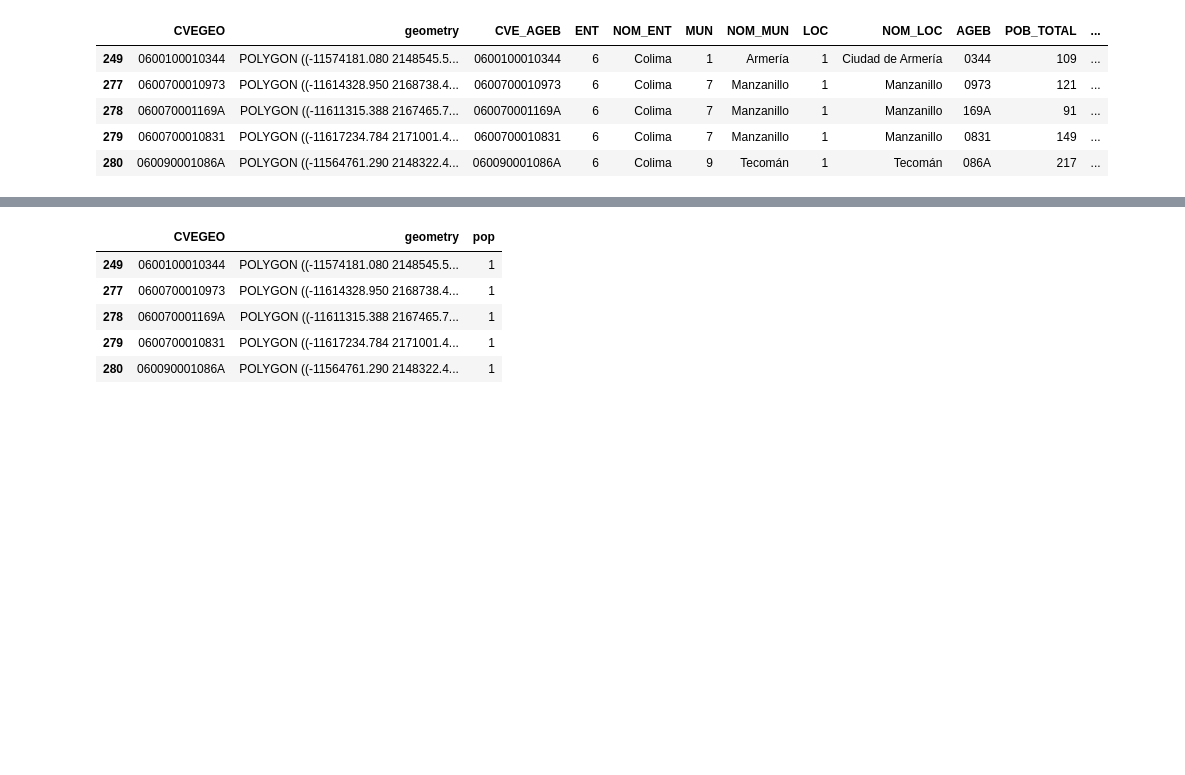
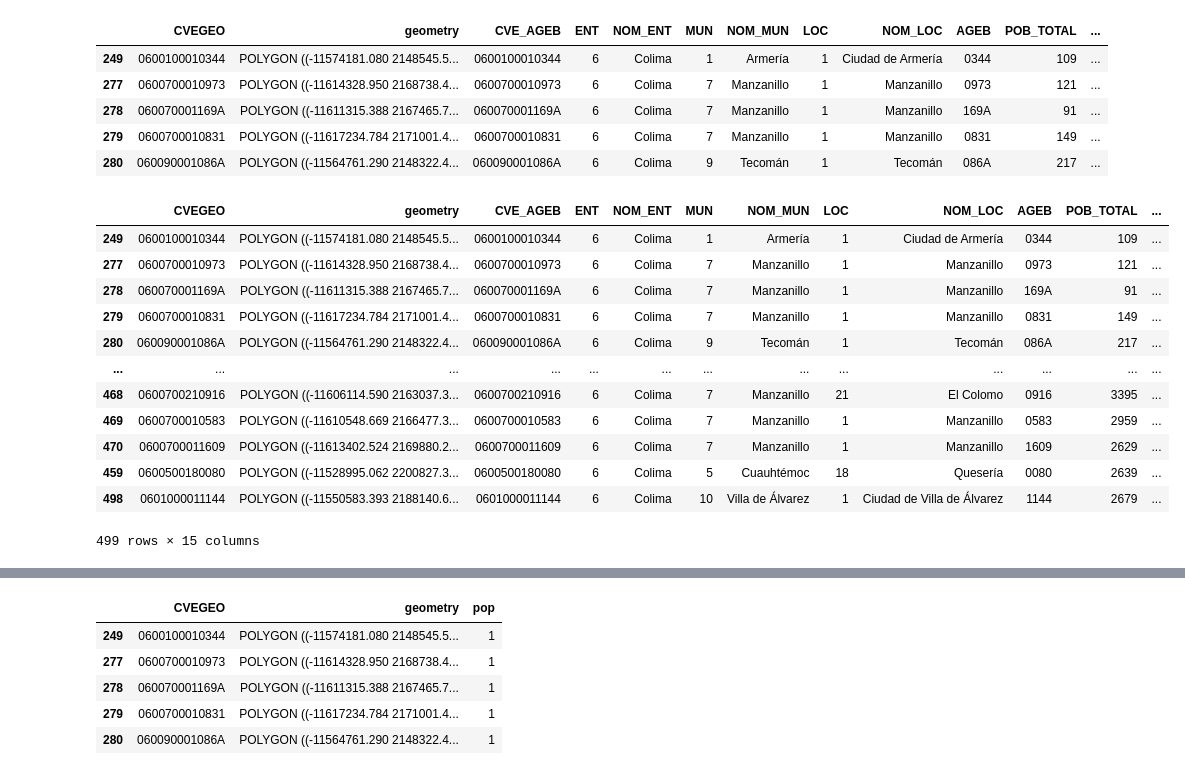
Before and after one commit to pcorner10/pronaces_analisis, a Jupyter notebook: reclasificacion.ipynb, the cells around one changed output, grey strips where cells are left out. Drawn from its saved outputs; the diff is of its cells as text; code cells hidden in the pictures; blank space fills up the shorter version.

```diff
--- a/reclasificacion.ipynb
+++ b/reclasificacion.ipynb
@@ -59,6 +59,22 @@ agebs_pop.head()
 | 278 | 060070001169A | POLYGON ((-11611315.388 2167465.7... | 060070001169A | 6 | Colima | 7 | Manzanillo | 1 | Manzanillo | 169A | 91 | ... |
 | 279 | 0600700010831 | POLYGON ((-11617234.784 2171001.4... | 0600700010831 | 6 | Colima | 7 | Manzanillo | 1 | Manzanillo | 0831 | 149 | ... |
 | 280 | 060090001086A | POLYGON ((-11564761.290 2148322.4... | 060090001086A | 6 | Colima | 9 | Tecomán | 1 | Tecomán | 086A | 217 | ... |
+# %%
+agebs_pop
+# %% [output]
+|  | CVEGEO | geometry | CVE_AGEB | ENT | NOM_ENT | MUN | NOM_MUN | LOC | NOM_LOC | AGEB | POB_TOTAL | ... |
+| 249 | 0600100010344 | POLYGON ((-11574181.080 2148545.5... | 0600100010344 | 6 | Colima | 1 | Armería | 1 | Ciudad de Armería | 0344 | 109 | ... |
+| 277 | 0600700010973 | POLYGON ((-11614328.950 2168738.4... | 0600700010973 | 6 | Colima | 7 | Manzanillo | 1 | Manzanillo | 0973 | 121 | ... |
+| 278 | 060070001169A | POLYGON ((-11611315.388 2167465.7... | 060070001169A | 6 | Colima | 7 | Manzanillo | 1 | Manzanillo | 169A | 91 | ... |
+| 279 | 0600700010831 | POLYGON ((-11617234.784 2171001.4... | 0600700010831 | 6 | Colima | 7 | Manzanillo | 1 | Manzanillo | 0831 | 149 | ... |
+| 280 | 060090001086A | POLYGON ((-11564761.290 2148322.4... | 060090001086A | 6 | Colima | 9 | Tecomán | 1 | Tecomán | 086A | 217 | ... |
+| ... | ... | ... | ... | ... | ... | ... | ... | ... | ... | ... | ... | ... |
+| 468 | 0600700210916 | POLYGON ((-11606114.590 2163037.3... | 0600700210916 | 6 | Colima | 7 | Manzanillo | 21 | El Colomo | 0916 | 3395 | ... |
+| 469 | 0600700010583 | POLYGON ((-11610548.669 2166477.3... | 0600700010583 | 6 | Colima | 7 | Manzanillo | 1 | Manzanillo | 0583 | 2959 | ... |
+| 470 | 0600700011609 | POLYGON ((-11613402.524 2169880.2... | 0600700011609 | 6 | Colima | 7 | Manzanillo | 1 | Manzanillo | 1609 | 2629 | ... |
+| 459 | 0600500180080 | POLYGON ((-11528995.062 2200827.3... | 0600500180080 | 6 | Colima | 5 | Cuauhtémoc | 18 | Quesería | 0080 | 2639 | ... |
+| 498 | 0601000011144 | POLYGON ((-11550583.393 2188140.6... | 0601000011144 | 6 | Colima | 10 | Villa de Álvarez | 1 | Ciudad de Villa de Álvarez | 1144 | 2679 | ... |
+499 rows × 15 columns
 # %%
 fig, ax = plt.subplots( figsize=(10,3))
 plt.rc('font', family='Open Sans')
```
Also changed, not shown: parts of 22 cells of this notebook, 38 other files.
